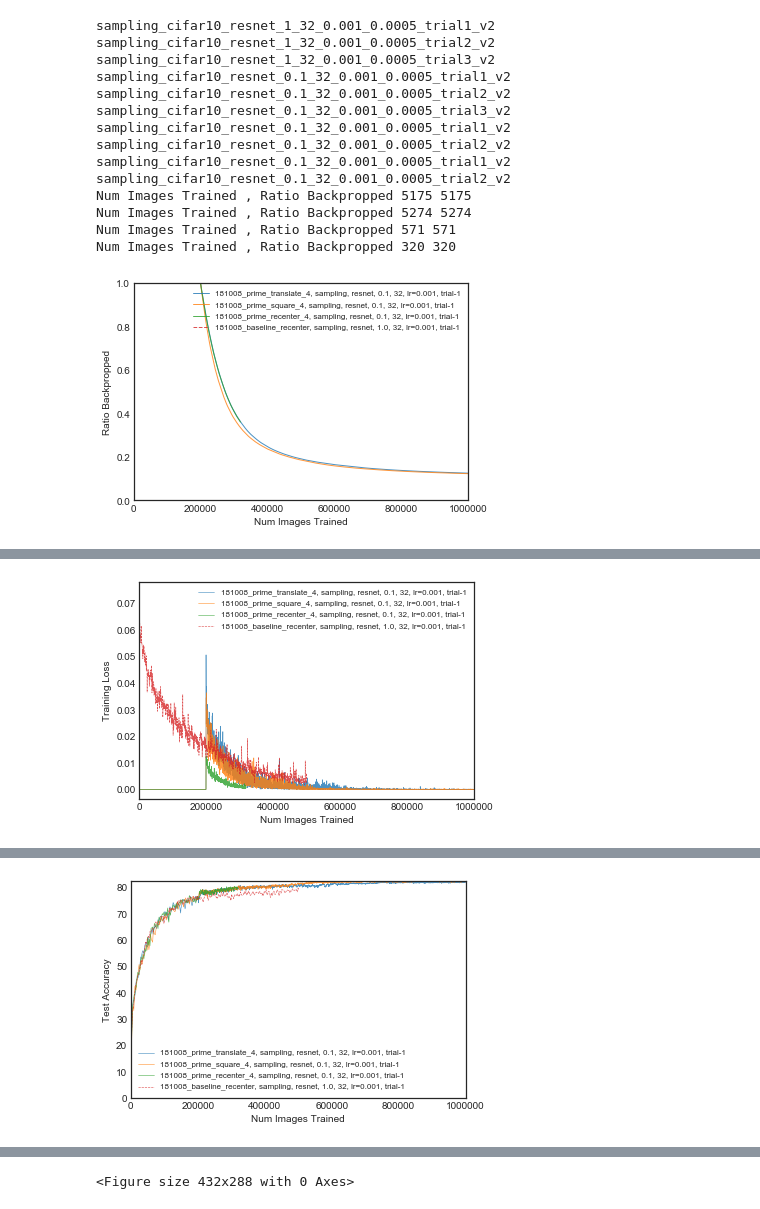
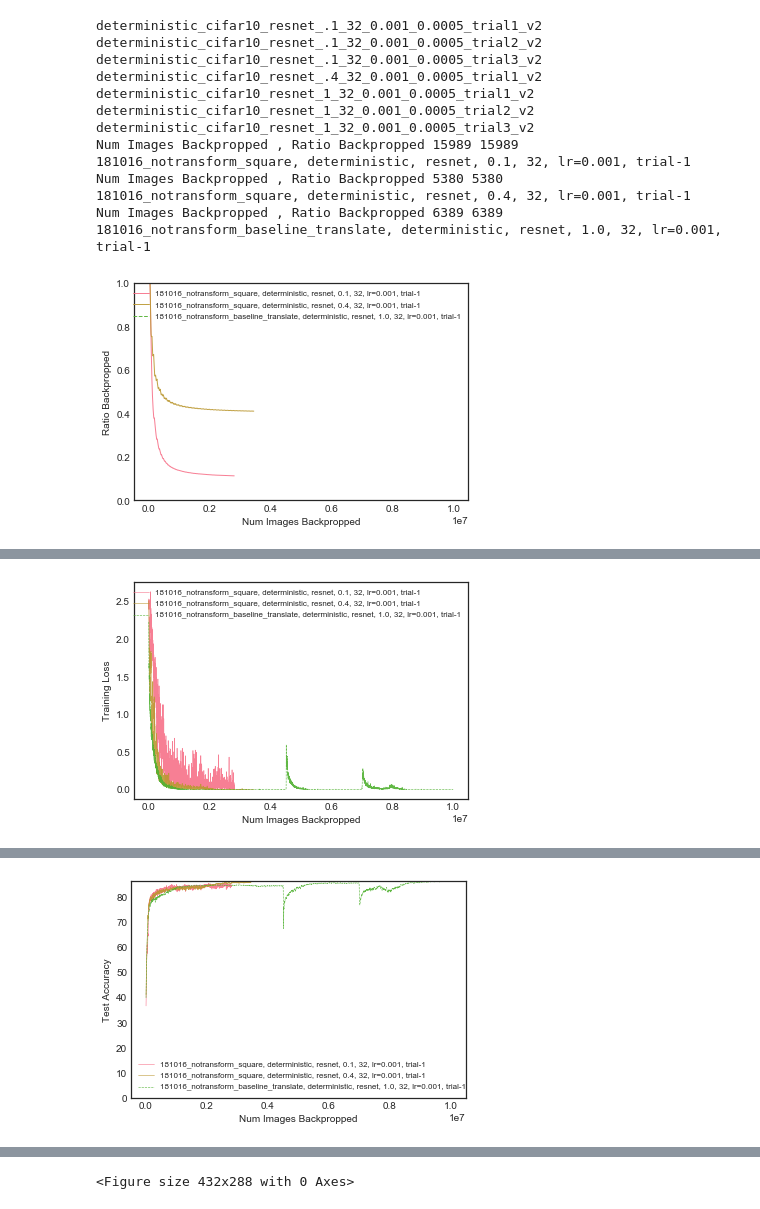
Before and after one commit to angelajiang/bias-in-datasets, a Jupyter notebook: active_learning/ipython/Attribution of Accuracy.ipynb, the cells around one changed output, grey strips where cells are left out. Drawn from its saved outputs; the diff is of its cells as text; code cells hidden in the pictures.

Commit message:
Add Write Images by Freq and PDL Graphs

```diff
--- a/active_learning/ipython/Attribution of Accuracy.ipynb
+++ b/active_learning/ipython/Attribution of Accuracy.ipynb
@@ -8,6 +8,7 @@ import pickle
 import os
 
 sns.set_style("white")
+sns.set_palette("husl")
 # %%
 class LineResult:
     def __init__(self, line_type, epoch, num_backprop, num_skip, loss, time, acc):
@@ -146,6 +159,9 @@ def plot(xs_by_config, ys_by_config, xlabel, ylabel, plot_dir, smoothing=0, lw=1
     xmax = - float("inf")
     ymax = - float("inf")
     for config, ys in sorted(ys_by_config.iteritems(), key=lambda x: x[0].top_k):
+        if len(ys) == 0:
+            print "No elements for {} in {}".format(config.label, ylabel)
+            continue
 
         xs = xs_by_config[config]
 
@@ -157,29 +173,30 @@ def plot(xs_by_config, ys_by_config, xlabel, ylabel, plot_dir, smoothing=0, lw=1
         label = config.label
         print xlabel, ",", ylabel, len(xs), len(ys)
         if config.top_k == config.pool_size or config.top_k == 1:
-            plt.plot(xs, ys, label=label, linestyle="--", linewidth=lw, alpha=0.8)
+            plt.plot(xs, ys, label=label, linestyle="--", linewidth=lw, alpha=0.9)
         else:
-            plt.plot(xs, ys, label=label, linewidth=lw, alpha=0.8)
-
+            plt.plot(xs, ys, label=label, linewidth=lw, alpha=0.9)
+        print(config.label)
         if max(xs) > xmax:
             xmax = max(xs)
         if max(ys) > ymax:
             ymax = max(ys)
+        #plt.xlim(0, 3000000)
 
         plt.xlabel(xlabel)
         plt.ylabel(ylabel)
 
     if len(ys_by_config.keys()) > 0:
         plt.legend(fontsize=8)
-        plt.xlim(0, xmax)
+        #plt.xlim(0, xmax)
         if ymin is not None:
             plt.ylim(ymin, ymax)
-        plot_file = "{}_{}_lr{}.pdf".format(config.experiment_name,
+        plot_prefix = "{}/{}_{}_lr{}".format(plot_dir,
+                                             config.experiment_name,
                                             ylabel,
                                             config.lr)
-        plt.savefig(os.path.join(plot_dir, plot_file))
-        plt.show()
-        plt.clf()
+
+        write_file(plot_prefix, show=True)
 # %%
 def plot_experiments(experiment_names, experiments_dir, plot_dir, lrs=None, nets=None, trials=None, smoothing=0):
 
@@ -225,7 +242,6 @@ def plot_experiments(experiment_names, experiments_dir, plot_dir, lrs=None, nets
                                            for l in test_lines \
                                            if (l.num_backprop + l.num_skip) > 0]
 
-
             train_num_backprops_by_config[config] = train_num_backprops
             test_num_backprops_by_config[config] = test_num_backprops
             train_losses_by_config[config] = train_losses
@@ -236,7 +252,7 @@ def plot_experiments(experiment_names, experiments_dir, plot_dir, lrs=None, nets
             ratio_backpropped_by_config_ys[config] = ratio_backpropped_ys
 
 
-    plot(ratio_backpropped_by_config_xs, ratio_backpropped_by_config_ys, "Num Images Trained", "Ratio Backpropped", plot_dir, smoothing, ymin=0)
-    plot(train_num_backprops_by_config, train_losses_by_config, "Num Images Trained", "Training Loss", plot_dir, smoothing, lw=0.6)
-    plot(test_num_backprops_by_config, test_accuracies_by_config, "Num Images Trained", "Test Accuracy", plot_dir, smoothing, lw=0.6, ymin=0)
-    plot(test_num_backprops_by_config, test_losses_by_config, "Num Images Trained", "Test Loss", plot_dir, smoothing, lw=0.6)
+    plot(ratio_backpropped_by_config_xs, ratio_backpropped_by_config_ys, "Num Images Backpropped", "Ratio Backpropped", plot_dir, smoothing, ymin=0)
+    plot(train_num_backprops_by_config, train_losses_by_config, "Num Images Backpropped", "Training Loss", plot_dir, smoothing, lw=0.6)
+    plot(test_num_backprops_by_config, test_accuracies_by_config, "Num Images Backpropped", "Test Accuracy", plot_dir, smoothing, lw=0.6, ymin=0)
+    plot(test_num_backprops_by_config, test_losses_by_config, "Num Images Backpropped", "Test Loss", plot_dir, smoothing, lw=0.6)
@@ -243,31 +319,26 @@ def plot_experiments(experiment_names, experiments_dir, plot_dir, lrs=None, nets
 # %%
 plot_home_dir = "../plots"
 experiment_dir = "../data/output/cifar10/"
-plot_dir = "{}/181008_batching/prime4".format(plot_home_dir)
+
+plot_dir = "{}/181016_notransform/".format(plot_home_dir)
 if not os.path.exists(plot_dir):
     os.makedirs(plot_dir)
 
-experiment_names = ["181007_baseline", "181008_baseline_recenter", "181008_recenter", "181008_translate", "181008_square"]
-# plot_experiments(experiment_names, experiment_dir, plot_dir, nets=["resnet"], lrs=[0.001, 0.01, 0.1], trials=[1], smoothing=1)
-
-# experiment_names = ["181007_baseline", "181008_baseline_recenter", "181008_prime_recenter_1", "181008_prime_recenter_2", "181008_prime_recenter_4",
-#                    "181008_prime_translate_2", "181008_prime_translate_4", "181008_prime_square_2", "181008_prime_square_4"]
-experiment_names = ["181008_baseline_recenter", "181008_prime_recenter_4",
-                    "181008_prime_translate_4", "181008_prime_square_4"]
-plot_experiments(experiment_names, experiment_dir, plot_dir, nets=["resnet"], lrs=[0.001, 0.01, 0.1], trials=[1], smoothing=1)
+#experiment_names = ["181016_notransform_translate", "181016_notransform_nosquare", "181016_notransform_square", "181016_notransform_baseline_translate"]
+experiment_names = ["181016_notransform_square", "181016_notransform_baseline_translate"]
+plot_experiments(experiment_names, experiment_dir, plot_dir, nets=["resnet"], lrs=[0.001, 0.01, 0.1], trials=[1], smoothing=10)
 # %% [output]
-sampling_cifar10_resnet_1_32_0.001_0.0005_trial1_v2
-sampling_cifar10_resnet_1_32_0.001_0.0005_trial2_v2
-sampling_cifar10_resnet_1_32_0.001_0.0005_trial3_v2
-sampling_cifar10_resnet_0.1_32_0.001_0.0005_trial1_v2
-sampling_cifar10_resnet_0.1_32_0.001_0.0005_trial2_v2
-sampling_cifar10_resnet_0.1_32_0.001_0.0005_trial3_v2
-sampling_cifar10_resnet_0.1_32_0.001_0.0005_trial1_v2
-sampling_cifar10_resnet_0.1_32_0.001_0.0005_trial2_v2
-sampling_cifar10_resnet_0.1_32_0.001_0.0005_trial1_v2
-sampling_cifar10_resnet_0.1_32_0.001_0.0005_trial2_v2
-Num Images Trained , Ratio Backpropped 5175 5175
-Num Images Trained , Ratio Backpropped 5274 5274
-Num Images Trained , Ratio Backpropped 571 571
-Num Images Trained , Ratio Backpropped 320 320
+deterministic_cifar10_resnet_.1_32_0.001_0.0005_trial1_v2
+deterministic_cifar10_resnet_.1_32_0.001_0.0005_trial2_v2
+deterministic_cifar10_resnet_.1_32_0.001_0.0005_trial3_v2
+deterministic_cifar10_resnet_.4_32_0.001_0.0005_trial1_v2
+deterministic_cifar10_resnet_1_32_0.001_0.0005_trial1_v2
+deterministic_cifar10_resnet_1_32_0.001_0.0005_trial2_v2
+deterministic_cifar10_resnet_1_32_0.001_0.0005_trial3_v2
+Num Images Backpropped , Ratio Backpropped 15989 15989
+181016_notransform_square, deterministic, resnet, 0.1, 32, lr=0.001, trial-1
+Num Images Backpropped , Ratio Backpropped 5380 5380
+181016_notransform_square, deterministic, resnet, 0.4, 32, lr=0.001, trial-1
+Num Images Backpropped , Ratio Backpropped 6389 6389
+181016_notransform_baseline_translate, deterministic, resnet, 1.0, 32, lr=0.001, trial-1
-[figure, old version]
+[figure, new version]
@@ -278 +351 @@ Num Images Trained , Training Loss 3139 3139
-[figure, old version]
+[figure, new version]
@@ -283 +358 @@ Num Images Trained , Test Accuracy 321 321
-[figure, old version]
+[figure, new version]
```
Also changed, not shown: parts of 5 cells of this notebook, 4 other files.
